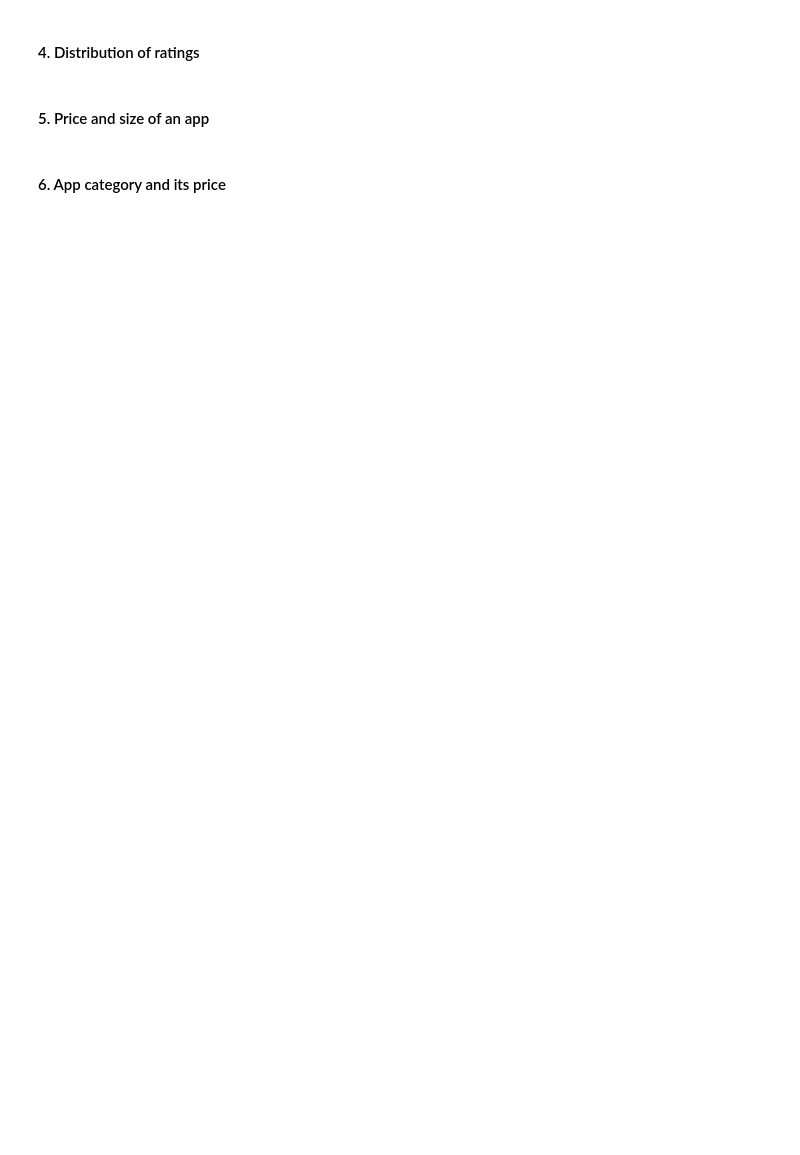
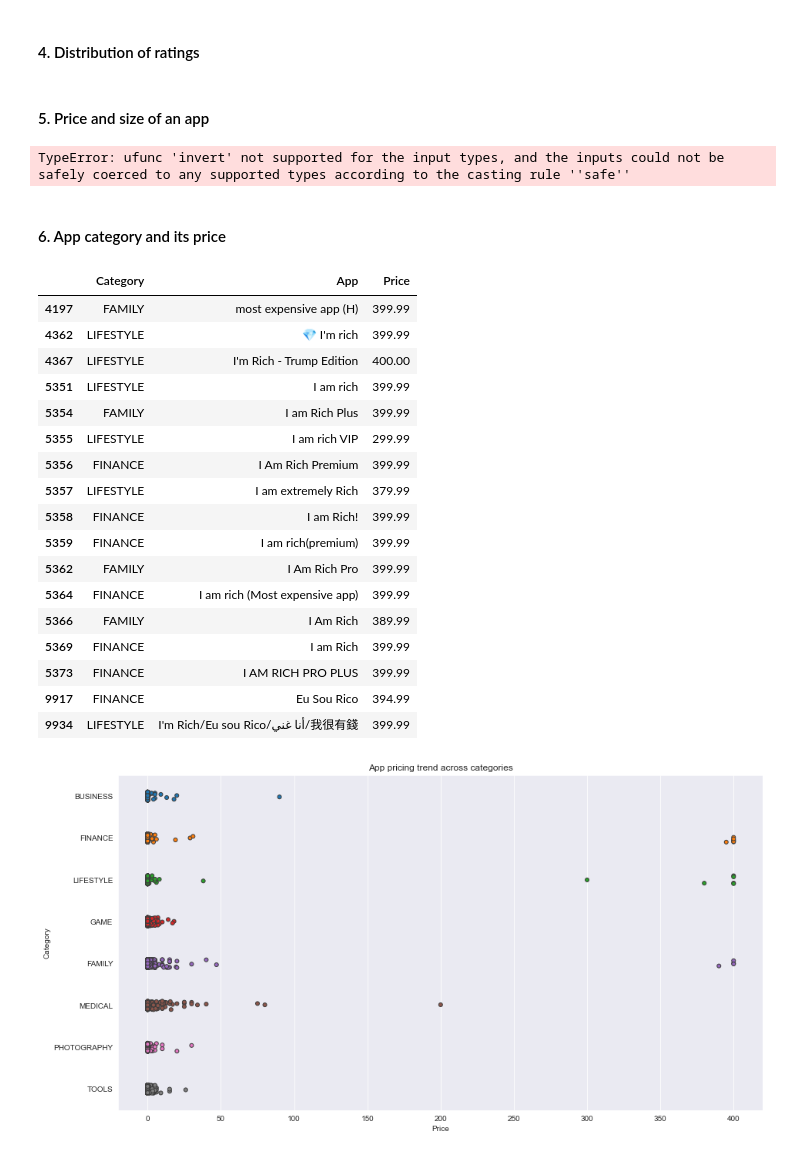
Before and after one commit to maxbranting/Google-Play, a Jupyter notebook: notebook.ipynb, the cells around one changed output. Drawn from its saved outputs; the diff is of its cells as text; code cells hidden in the pictures; blank space fills up the shorter version.

Commit message:
all plots

```diff
--- a/notebook.ipynb
+++ b/notebook.ipynb
@@ -264,4 +263,53 @@ ValueError: Mime type rendering requires nbformat>=4.2.0 but it is not installed
 # %% [markdown]
 #### 5. Price and size of an app
+# %%
+%matplotlib inline
+import seaborn as sns
+sns.set_style('darkgrid')
+#import warnings
+#warnings.filterwarnings('ignore')
+
+apps_w_size_and_rating = apps[(~apps['Rating']) & (apps['Size']!=0)]
+
+large_cat = apps_w_size_and_rating.groupby('Category').filter(lambda x: len(x) >= 250)
+
+plt1 = sns.jointplot(x = large_cat['Size'], y = large_cat['Rating'])
+
+paid_apps = apps_w_size_and_rating[apps_w_size_and_rating['Type']=='Paid']
+
+plt2 = sns.jointplot(x = paid_apps['Price'], y = paid_apps['Rating'])
+# %% [output]
+TypeError: ufunc 'invert' not supported for the input types, and the inputs could not be safely coerced to any supported types according to the casting rule ''safe''
 # %% [markdown]
 #### 6. App category and its price
+# %%
+fig, ax = plt.subplots()
+fig.set_size_inches(15,8)
+
+popular_app_cat = apps[apps.Category.isin(['GAME', 'FAMILY', 'PHOTOGRAPHY', 'MEDICAL', 'TOOLS', 'FINANCE', 'LIFESTYLE', 'BUSINESS'])]
+
+ax = sns.stripplot(x = popular_app_cat['Price'], y = popular_app_cat['Category'], jitter = True, linewidth = 1)
+ax.set_title('App pricing trend across categories')
+
+apps_above_200 = popular_app_cat[popular_app_cat['Price']>200]
+apps_above_200[['Category', 'App', 'Price']]
+# %% [output]
+|  | Category | App | Price |
+| 4197 | FAMILY | most expensive app (H) | 399.99 |
+| 4362 | LIFESTYLE | 💎 I'm rich | 399.99 |
+| 4367 | LIFESTYLE | I'm Rich - Trump Edition | 400.00 |
+| 5351 | LIFESTYLE | I am rich | 399.99 |
+| 5354 | FAMILY | I am Rich Plus | 399.99 |
+| 5355 | LIFESTYLE | I am rich VIP | 299.99 |
+| 5356 | FINANCE | I Am Rich Premium | 399.99 |
+| 5357 | LIFESTYLE | I am extremely Rich | 379.99 |
+| 5358 | FINANCE | I am Rich! | 399.99 |
+| 5359 | FINANCE | I am rich(premium) | 399.99 |
+| 5362 | FAMILY | I Am Rich Pro | 399.99 |
+| 5364 | FINANCE | I am rich (Most expensive app) | 399.99 |
+| 5366 | FAMILY | I Am Rich | 389.99 |
+| 5369 | FINANCE | I am Rich | 399.99 |
+| 5373 | FINANCE | I AM RICH PRO PLUS | 399.99 |
+| 9917 | FINANCE | Eu Sou Rico | 394.99 |
+| 9934 | LIFESTYLE | I'm Rich/Eu sou Rico/أنا غني/我很有錢 | 399.99 |
+[figure, added]
```
Also changed, not shown: parts of 10 cells of this notebook.
